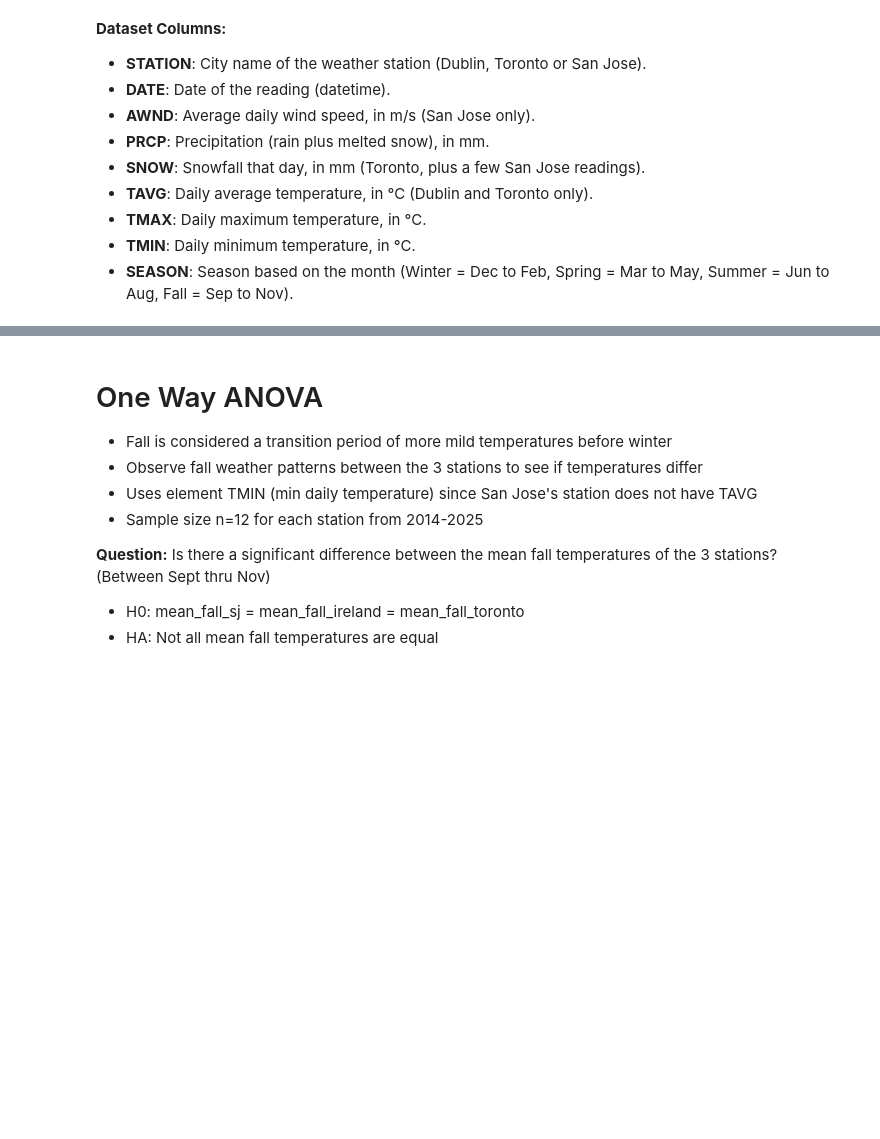
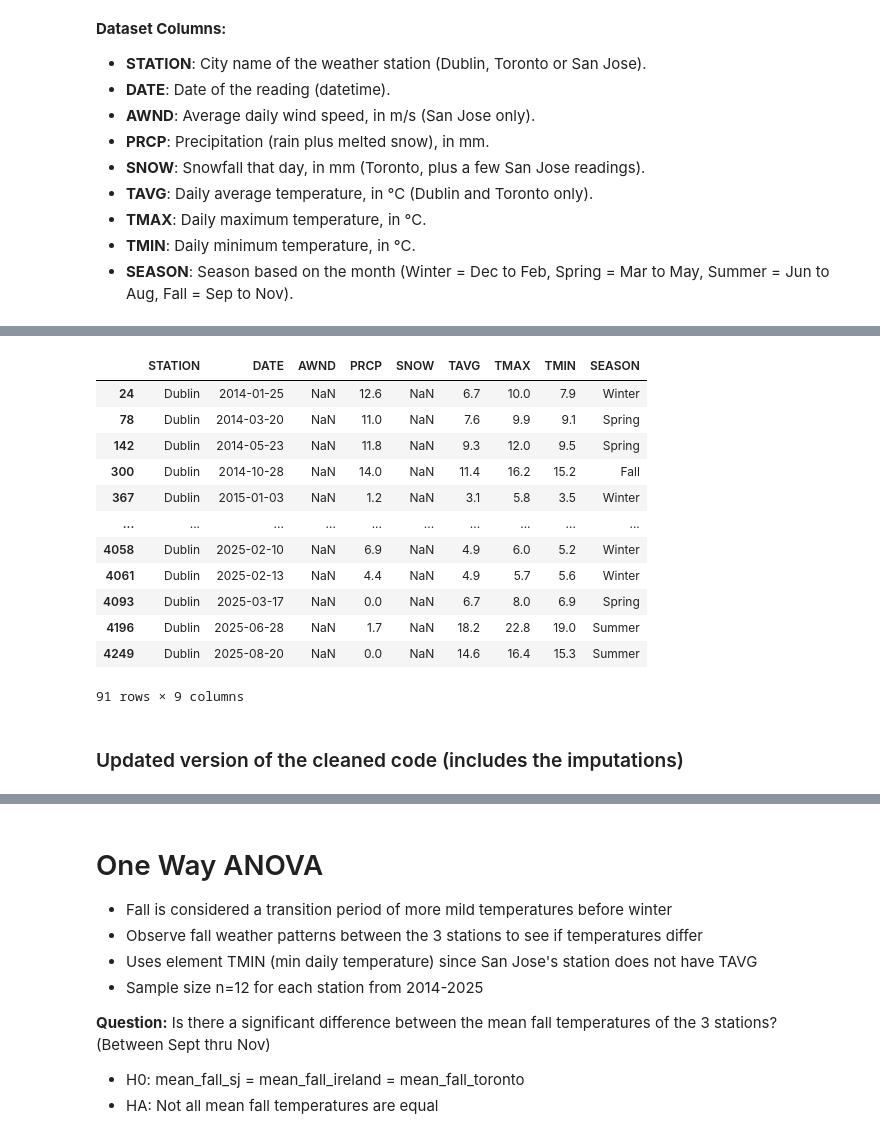
Before and after one commit to brianna-senchyna/weather-mappers-CS133, a Jupyter notebook: notebooks/milestone_1b_stats.ipynb, the cells around one changed output, grey strips where cells are left out. Drawn from its saved outputs; the diff is of its cells as text; code cells hidden in the pictures; blank space fills up the shorter version.

```diff
--- a/notebooks/milestone_1b_stats.ipynb
+++ b/notebooks/milestone_1b_stats.ipynb
@@ -23,6 +24,7 @@ import scipy.stats as stats
 weather = pd.read_csv("../data/weather_14-25.csv", parse_dates=['DATE'])
 weather['SEASON'] = pd.Categorical(weather.SEASON, categories=['Spring', 'Summer', 'Fall', 'Winter'], ordered=True)
 weather['STATION'] = pd.Categorical(weather.STATION, categories=['Dublin', 'Toronto', 'San Jose'])
+weather = weather.sort_values(by=['STATION','DATE'])
 # %%
 display(weather.head())
 weather.info()
@@ -51,0 +65,36 @@ memory usage: 744.9 KB
+# %%
+# AWND applies for San Jose only
+#weather[(weather['STATION']!='San Jose') & (~weather["AWND"].isna())]
+weather[(weather['STATION']=='San Jose') & (weather['AWND'].isna())]
+
+# Perform neighboring mean imputation only in cases where neighbors are not missing
+# Instances where there are consecutive days missing will not be imputed
+weather.loc[weather['STATION']=='San Jose','AWND'] = (weather[(weather['STATION']=='San Jose')]['AWND']
+    .transform(lambda x: x.mask(x.isna() & x.shift(1).notna() & x.shift(-1).notna(),
+        (x.shift(1) + x.shift(-1)) / 2)
+    )
+)
+# %%
+# SNOW applies to Toronto and a few San Jose measurmements
+#weather[(weather['STATION']=='San Jose') & (~weather['SNOW'].isna())]
+weather[(weather['STATION']=='Toronto') & (weather['SNOW'].isna())].head()
+
+#Perform neighboring mean imputation for SNOW in Toronto
+weather.loc[weather['STATION']=='Toronto','SNOW'] = (weather[(weather['STATION']=='Toronto')]['SNOW']
+    .transform(lambda x: x.mask(x.isna() & x.shift(1).notna() & x.shift(-1).notna(),
+        (x.shift(1) + x.shift(-1)) / 2)
+    )
+)
+# %%
+display((weather.groupby('STATION').
+    agg(count=('STATION','count'),
+        precp_count=('PRCP','count'))))
+
+weather[(weather['STATION']=='Toronto') & (weather['PRCP'].isna())].head()
+
+#Handle Toronto PRCP NAs with neighboring mean imputation
+weather.loc[weather['STATION']=='Toronto','PRCP'] = (weather[(weather['STATION']=='Toronto')]['PRCP']
+    .transform(lambda x: x.mask(x.isna() & x.shift(1).notna() & x.shift(-1).notna(),
+        (x.shift(1) + x.shift(-1)) / 2)
+    )
+)
@@ -51,0 +194,19 @@ memory usage: 744.9 KB
+# %%
+# Some of the values violate the TMIN < TAVG < TMAX
+weather[(weather['TMIN'] > weather['TAVG']) | (weather['TAVG'] > weather['TMAX'])]
+# %% [output]
+|  | STATION | DATE | AWND | PRCP | SNOW | TAVG | TMAX | TMIN | SEASON |
+| 24 | Dublin | 2014-01-25 | NaN | 12.6 | NaN | 6.7 | 10.0 | 7.9 | Winter |
+| 78 | Dublin | 2014-03-20 | NaN | 11.0 | NaN | 7.6 | 9.9 | 9.1 | Spring |
+| 142 | Dublin | 2014-05-23 | NaN | 11.8 | NaN | 9.3 | 12.0 | 9.5 | Spring |
+| 300 | Dublin | 2014-10-28 | NaN | 14.0 | NaN | 11.4 | 16.2 | 15.2 | Fall |
+| 367 | Dublin | 2015-01-03 | NaN | 1.2 | NaN | 3.1 | 5.8 | 3.5 | Winter |
+| ... | ... | ... | ... | ... | ... | ... | ... | ... | ... |
+| 4058 | Dublin | 2025-02-10 | NaN | 6.9 | NaN | 4.9 | 6.0 | 5.2 | Winter |
+| 4061 | Dublin | 2025-02-13 | NaN | 4.4 | NaN | 4.9 | 5.7 | 5.6 | Winter |
+| 4093 | Dublin | 2025-03-17 | NaN | 0.0 | NaN | 6.7 | 8.0 | 6.9 | Spring |
+| 4196 | Dublin | 2025-06-28 | NaN | 1.7 | NaN | 18.2 | 22.8 | 19.0 | Summer |
+| 4249 | Dublin | 2025-08-20 | NaN | 0.0 | NaN | 14.6 | 16.4 | 15.3 | Summer |
+91 rows × 9 columns
+# %% [markdown]
+### Updated version of the cleaned code (includes the imputations)
```
Also changed, not shown: parts of 14 cells of this notebook, 2 other files.
